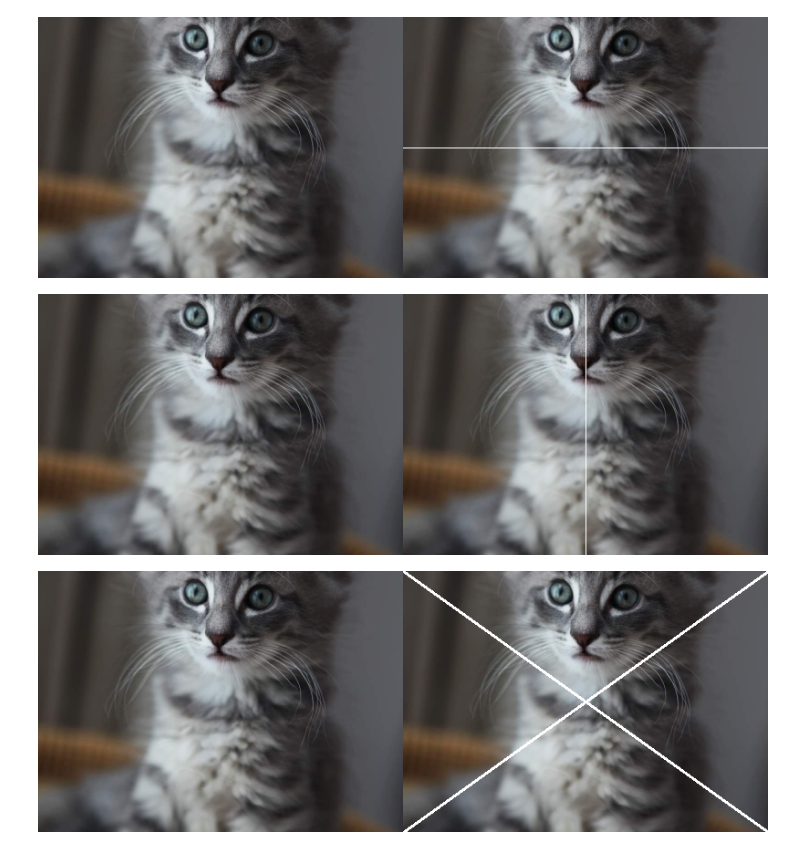
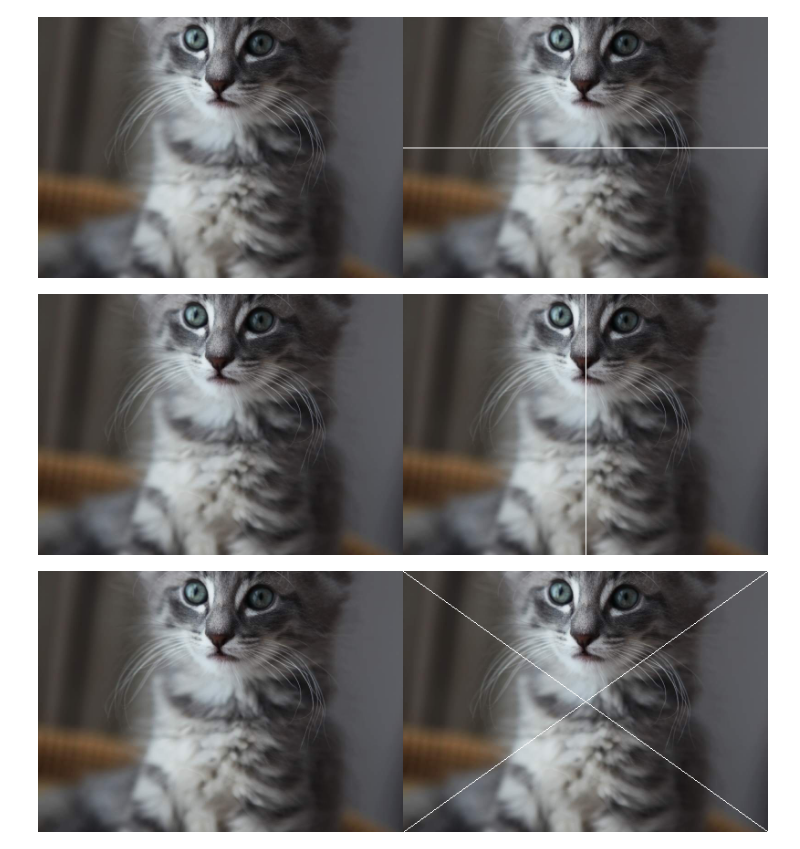
Before and after one commit to yusptar/PCVK, a Jupyter notebook: PCVK.ipynb, the cells around one changed output. Saved outputs shown, nothing was run; the diff lists cells and outputs as text; code cells hidden in the pictures.

```diff
--- a/PCVK.ipynb
+++ b/PCVK.ipynb
@@ -68,29 +68,29 @@ cv2_imshow(final_frame)
 # %%
 # Garis Vertikal
 image_2 = cv.cvtColor(image, cv.COLOR_BGR2RGB)
 image_3 = cv.cvtColor(image, cv.COLOR_BGR2RGB)
 
 for y in range (tinggi):
   image_3[y, int((lebar)/2)] = [255,255,255]
 
 final_frame = cv.hconcat((image_2, image_3))
 cv2_imshow(final_frame)
 
 # Garis Menyilang
 image_2 = cv.cvtColor(image, cv.COLOR_BGR2RGB)
 image_3 = cv.cvtColor(image, cv.COLOR_BGR2RGB)
 
 line = (0,0)
 line2 = (400,0)
 
 lineend = (400,286)
 lineend2 = (0,286)
 
-cv.line(image_3, line, lineend, (255,255,255), 2)
-cv.line(image_3, line2, lineend2, (255,255,255), 2)
+cv.line(image_3, line, lineend, (255,255,255))
+cv.line(image_3, line2, lineend2, (255,255,255))
 
 final_frame = cv.hconcat((image_2, image_3))
 cv2_imshow(final_frame)
 # %% [output]
 [figure]
-[figure, old version]
+[figure, new version]
```
